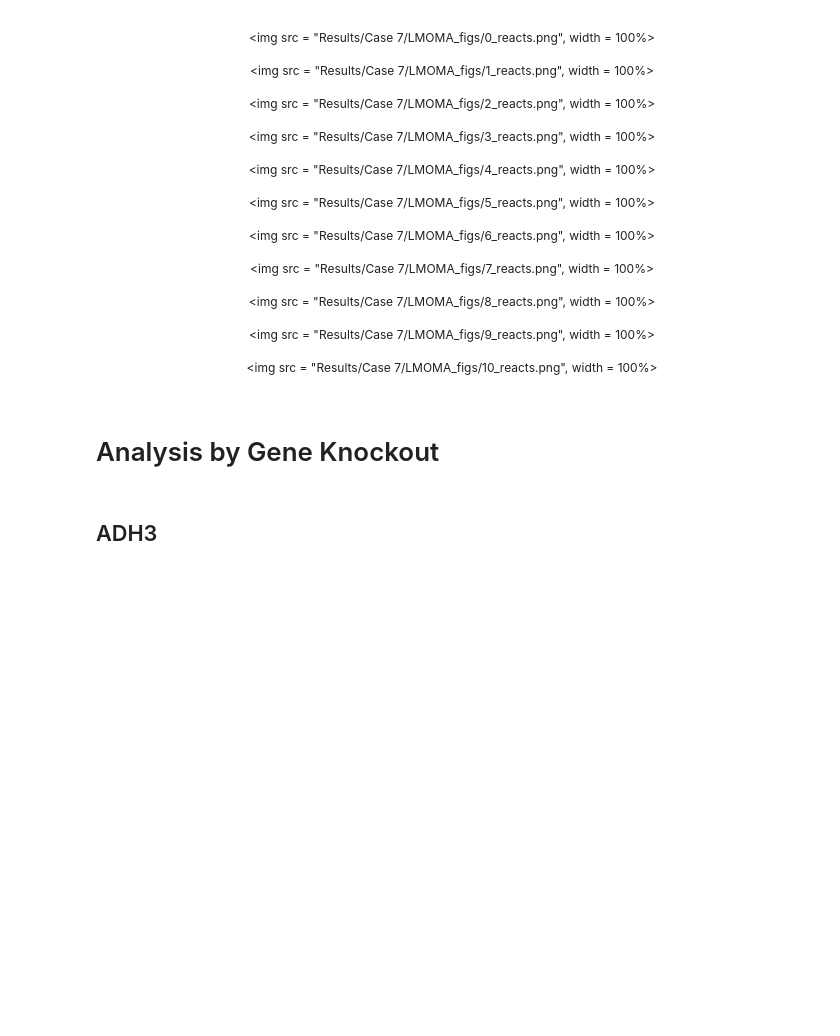
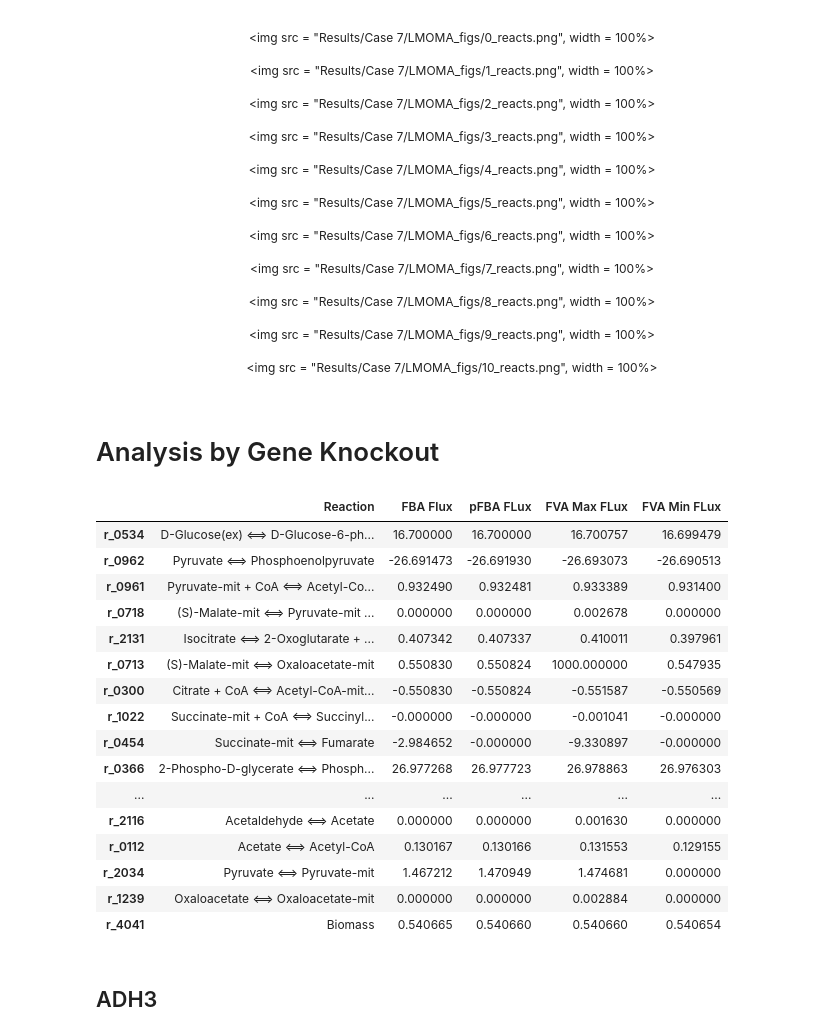
Before and after one commit to TelmaAfonso/DeYeast, a Jupyter notebook: case7.ipynb, the cells around one changed output. Cells and saved outputs as stored; diff of their text form; code cells hidden in the pictures; blank space fills up the shorter version.

```diff
--- a/case7.ipynb
+++ b/case7.ipynb
@@ -47,8 +180,26 @@ Below are the simulated vs experimental values plotted for each reaction across
 # %% [markdown]
 # Analysis by Gene Knockout
 # %%
-wt_res = case7.createResultsDataframeWT(reactions, wt_fba_df, wt_pfba_df, wt_lmoma_df, wt_fva_df)
+wt_res = case7.createResultsDataframeWT(reactions, wt_fba_df, wt_pfba_df, wt_fva_df)
 wt_res
+# %% [output]
+|  | Reaction | FBA Flux | pFBA FLux | FVA Max FLux | FVA Min FLux |
+| r_0534 | D-Glucose(ex) <==> D-Glucose-6-ph... | 16.700000 | 16.700000 | 16.700757 | 16.699479 |
+| r_0962 | Pyruvate <==> Phosphoenolpyruvate | -26.691473 | -26.691930 | -26.693073 | -26.690513 |
+| r_0961 | Pyruvate-mit + CoA <==> Acetyl-Co... | 0.932490 | 0.932481 | 0.933389 | 0.931400 |
+| r_0718 | (S)-Malate-mit <==> Pyruvate-mit ... | 0.000000 | 0.000000 | 0.002678 | 0.000000 |
+| r_2131 | Isocitrate <==> 2-Oxoglutarate + ... | 0.407342 | 0.407337 | 0.410011 | 0.397961 |
+| r_0713 | (S)-Malate-mit <==> Oxaloacetate-mit | 0.550830 | 0.550824 | 1000.000000 | 0.547935 |
+| r_0300 | Citrate + CoA <==> Acetyl-CoA-mit... | -0.550830 | -0.550824 | -0.551587 | -0.550569 |
+| r_1022 | Succinate-mit + CoA <==> Succinyl... | -0.000000 | -0.000000 | -0.001041 | -0.000000 |
+| r_0454 | Succinate-mit <==> Fumarate | -2.984652 | -0.000000 | -9.330897 | -0.000000 |
+| r_0366 | 2-Phospho-D-glycerate <==> Phosph... | 26.977268 | 26.977723 | 26.978863 | 26.976303 |
+| ... | ... | ... | ... | ... | ... |
+| r_2116 | Acetaldehyde <==> Acetate | 0.000000 | 0.000000 | 0.001630 | 0.000000 |
+| r_0112 | Acetate <==> Acetyl-CoA | 0.130167 | 0.130166 | 0.131553 | 0.129155 |
+| r_2034 | Pyruvate <==> Pyruvate-mit | 1.467212 | 1.470949 | 1.474681 | 0.000000 |
+| r_1239 | Oxaloacetate <==> Oxaloacetate-mit | 0.000000 | 0.000000 | 0.002884 | 0.000000 |
+| r_4041 | Biomass | 0.540665 | 0.540660 | 0.540660 | 0.540654 |
 # %%
 genes_res = case7.createResultsDictByGene(df_fba_exp_sim_errors, df_pfba_exp_sim_errors, df_lmoma_exp_sim_errors, df_fva_exp_sim)
 # %% [markdown]
```
Also changed, not shown: parts of 39 cells of this notebook, 50 other files.
